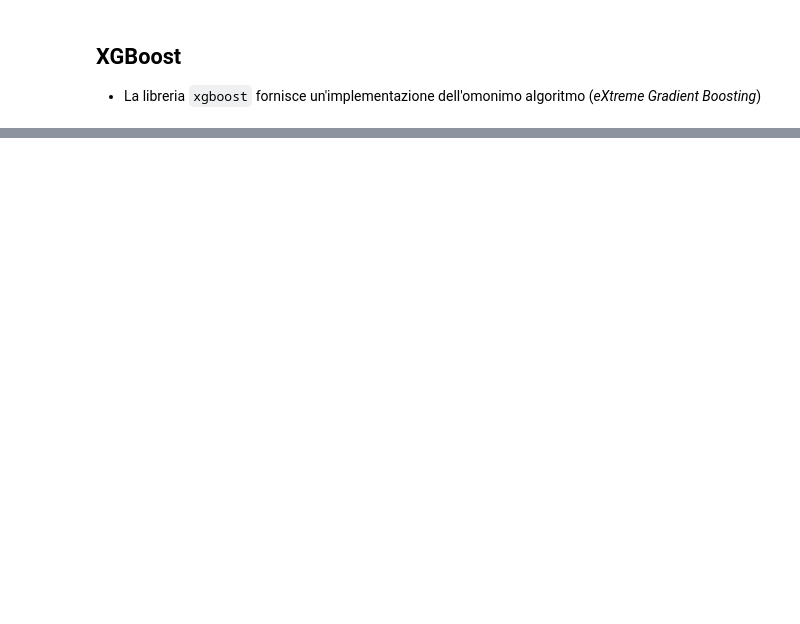
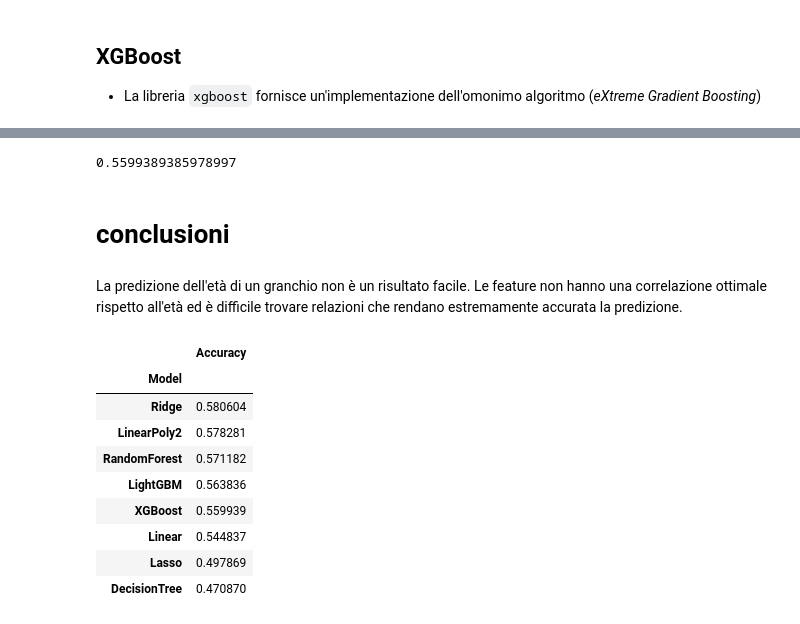
Before and after one commit to ilBollo/DataIntensive_Project_Crab, a Jupyter notebook: age_of_crab.ipynb, the cells around one changed output, grey strips where cells are left out. Cells and saved outputs as stored; diff of their text form; code cells hidden in the pictures; blank space fills up the shorter version.

```diff
--- a/age_of_crab.ipynb
+++ b/age_of_crab.ipynb
@@ -577,3 +735,5 @@ print_eval(x_val, y_val, lgbm)
+# %%
+save_score['LightGBM'] = lgbm.score(x_val, y_val)
 # %% [markdown]
 ## XGBoost
 
@@ -585,5 +747,5 @@ print(xgboost.__version__)
 from xgboost import XGBRegressor
 # %%
 %%time
-xgbm = XGBRegressor(objective='reg:squarederror', reg_alpha=0.0, reg_lambda=1.0, n_estimators=200, verbose_eval=True)
+xgbm = XGBRegressor(objective='reg:squarederror', subsample=1.0, reg_lambda=2.0, reg_alpha=0.1, n_estimators=100, max_depth=3, learning_rate=0.2, colsample_bytree=1.0)
 xgbm.fit(x_train, y_train)
@@ -592,2 +770,6 @@ print_eval(x_val, y_val, xgbm)
 # %%
-pd.Series(xgbm.feature_importances_, index=features).sort_values(ascending=False)
+xgbm.score(x_val, y_val)
+# %% [output]
+0.5599389385978997
+# %%
+save_score['XGBoost'] = xgbm.score(x_val, y_val)
@@ -593,0 +795,19 @@ pd.Series(xgbm.feature_importances_, index=features).sort_values(ascending=False
+# %% [markdown]
+# conclusioni
+# %% [markdown]
+La predizione dell'età di un granchio non è un risultato facile.
+Le feature non hanno una correlazione ottimale rispetto all'età ed è difficile trovare relazioni che rendano estremamente accurata la predizione.
+# %%
+scores = pd.DataFrame(save_score.items(), columns=['Model', 'Accuracy']).set_index('Model')
+scores.sort_values(by='Accuracy', ascending=False)
+# %% [output]
+|  | Accuracy |
+| Model |  |
+| Ridge | 0.580604 |
+| LinearPoly2 | 0.578281 |
+| RandomForest | 0.571182 |
+| LightGBM | 0.563836 |
+| XGBoost | 0.559939 |
+| Linear | 0.544837 |
+| Lasso | 0.497869 |
+| DecisionTree | 0.470870 |
```
Also changed, not shown: parts of 51 cells of this notebook.
